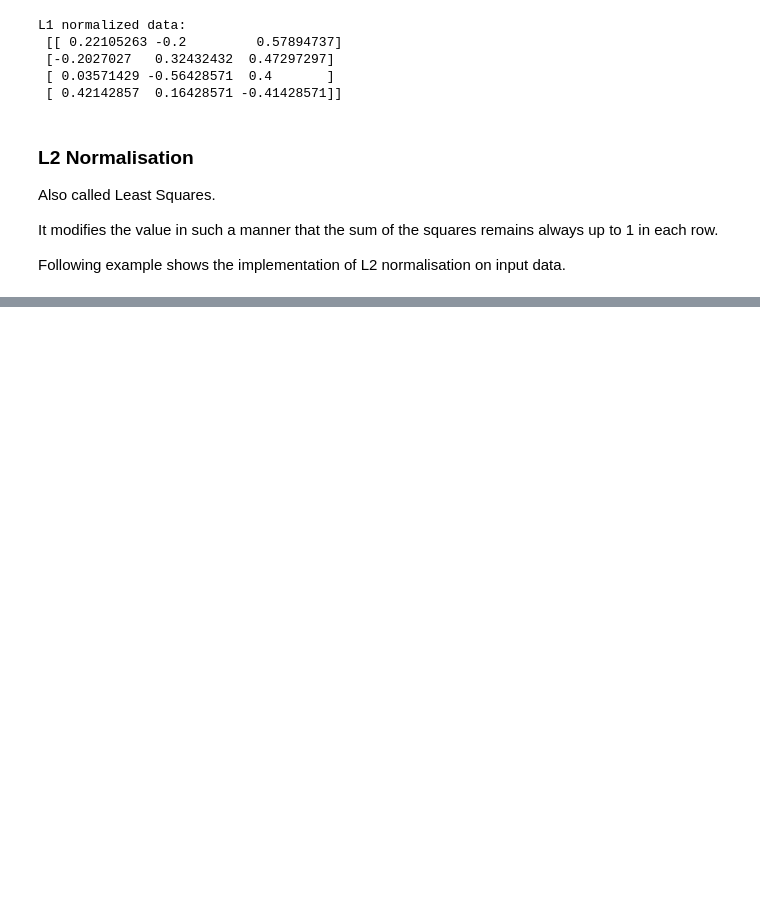
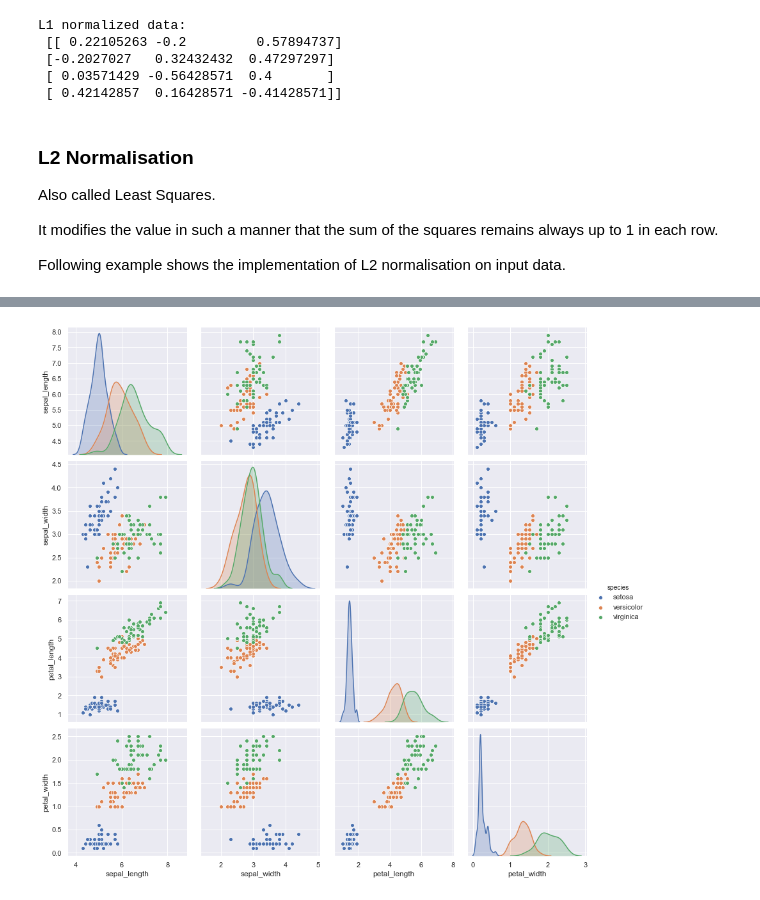
Before and after one commit to victoryapcheeann/scikit-learn-101, a Jupyter notebook: scikit-learn-101.ipynb, the cells around one changed output, grey strips where cells are left out. Saved outputs shown, nothing was run; the diff lists cells and outputs as text; code cells hidden in the pictures; blank space fills up the shorter version.

```diff
--- a/scikit-learn-101.ipynb
+++ b/scikit-learn-101.ipynb
@@ -293,0 +371,8 @@ Following example shows the implementation of L2 normalisation on input data.
+# %%
+import seaborn as sns
+iris = sns.load_dataset('iris')
+%matplotlib inline
+import seaborn as sns; sns.set()
+sns.pairplot(iris, hue='species', height=3);
+# %% [output]
+[figure, added]
```
Also changed, not shown: parts of 31 cells of this notebook.
